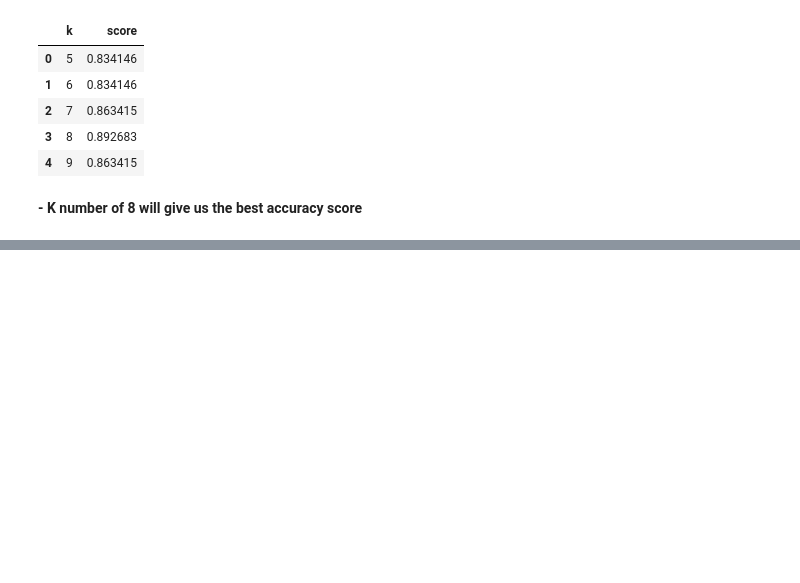
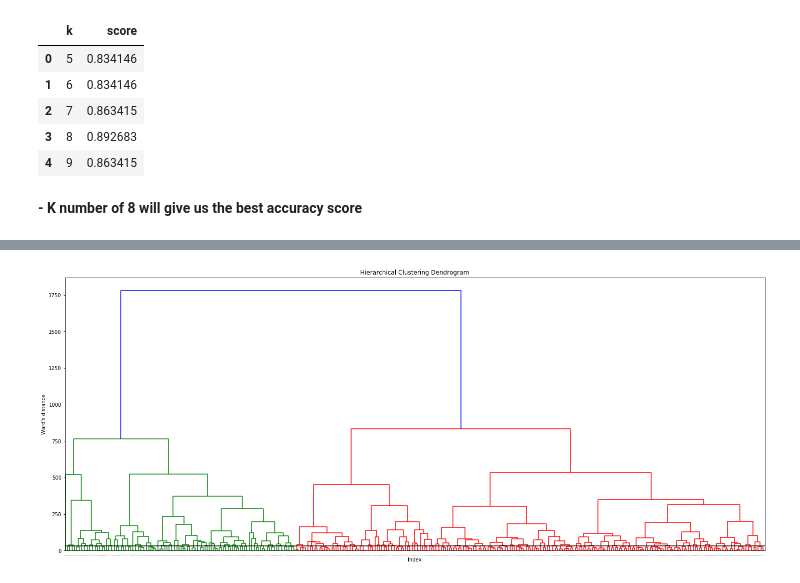
Before and after one commit to BentoBox2447/HeartDisease, a Jupyter notebook: 03-KNN.ipynb, the cells around one changed output, grey strips where cells are left out. Saved outputs shown, nothing was run; the diff lists cells and outputs as text; code cells hidden in the pictures; blank space fills up the shorter version.

```diff
--- a/03-KNN.ipynb
+++ b/03-KNN.ipynb
@@ -214,0 +232,10 @@ array([1], dtype=int64)
+# %%
+#Using agglomerative clustering to inform Ward's Clustering
+plt.figure(figsize=(25, 10))
+plt.title("Hierarchical Clustering Dendrogram")
+plt.xlabel("Index")
+plt.ylabel("Ward's distance")
+dendrogram(distance, leaf_rotation=90, leaf_font_size=1)
+plt.axhline(31, c='k');
+# %% [output]
+[figure, added]
```
Also changed, not shown: parts of 13 cells of this notebook, 9 other files.
